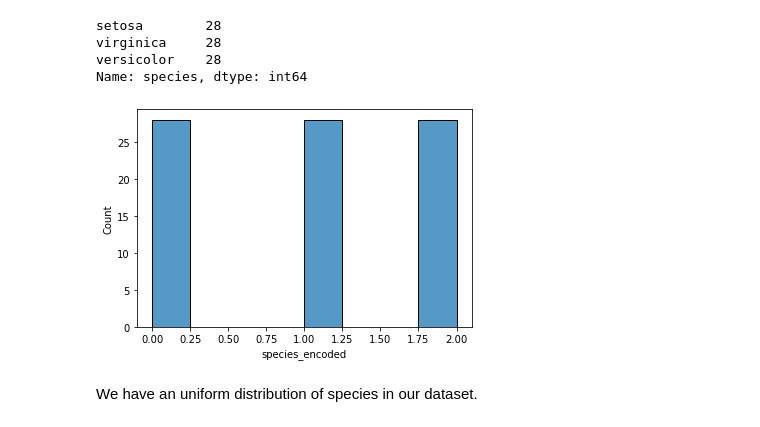
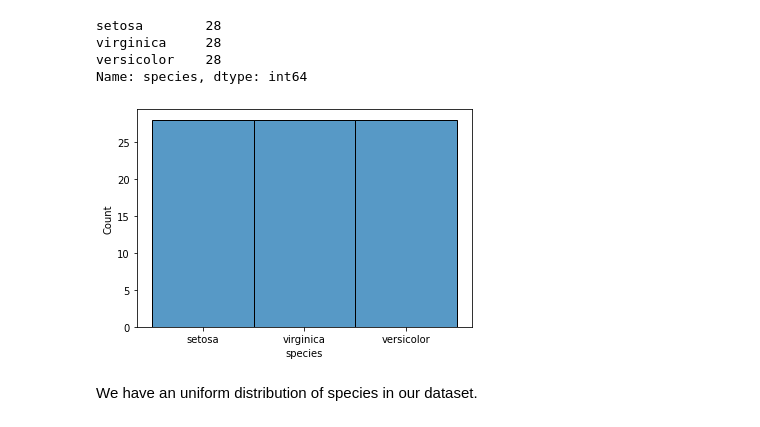
Before and after one commit to alegarcia-dev/classification-exercises, a Jupyter notebook: classification_exercises.ipynb, the cells around one changed output. Saved outputs shown, nothing was run; the diff lists cells and outputs as text; code cells hidden in the pictures.

```diff
--- a/classification_exercises.ipynb
+++ b/classification_exercises.ipynb
@@ -790,17 +793,9 @@ virginica     28
 versicolor    28
 Name: species, dtype: int64
 # %%
-# sns.barplot(data = train, x = 'species');
-train_dummy = train
-train_dummy['species_encoded'] = train.species.map({
-    'setosa' : 0,
-    'virginica' : 1,
-    'versicolor' : 2
-})
-
-sns.histplot(data = train_dummy, x = 'species_encoded');
+sns.histplot(train.species);
 # %% [output]
-[figure, old version]
+[figure, new version]
 # %% [markdown]
 We have an uniform distribution of species in our dataset.
 # %% [markdown]
```
Also changed, not shown: parts of 47 cells of this notebook.
